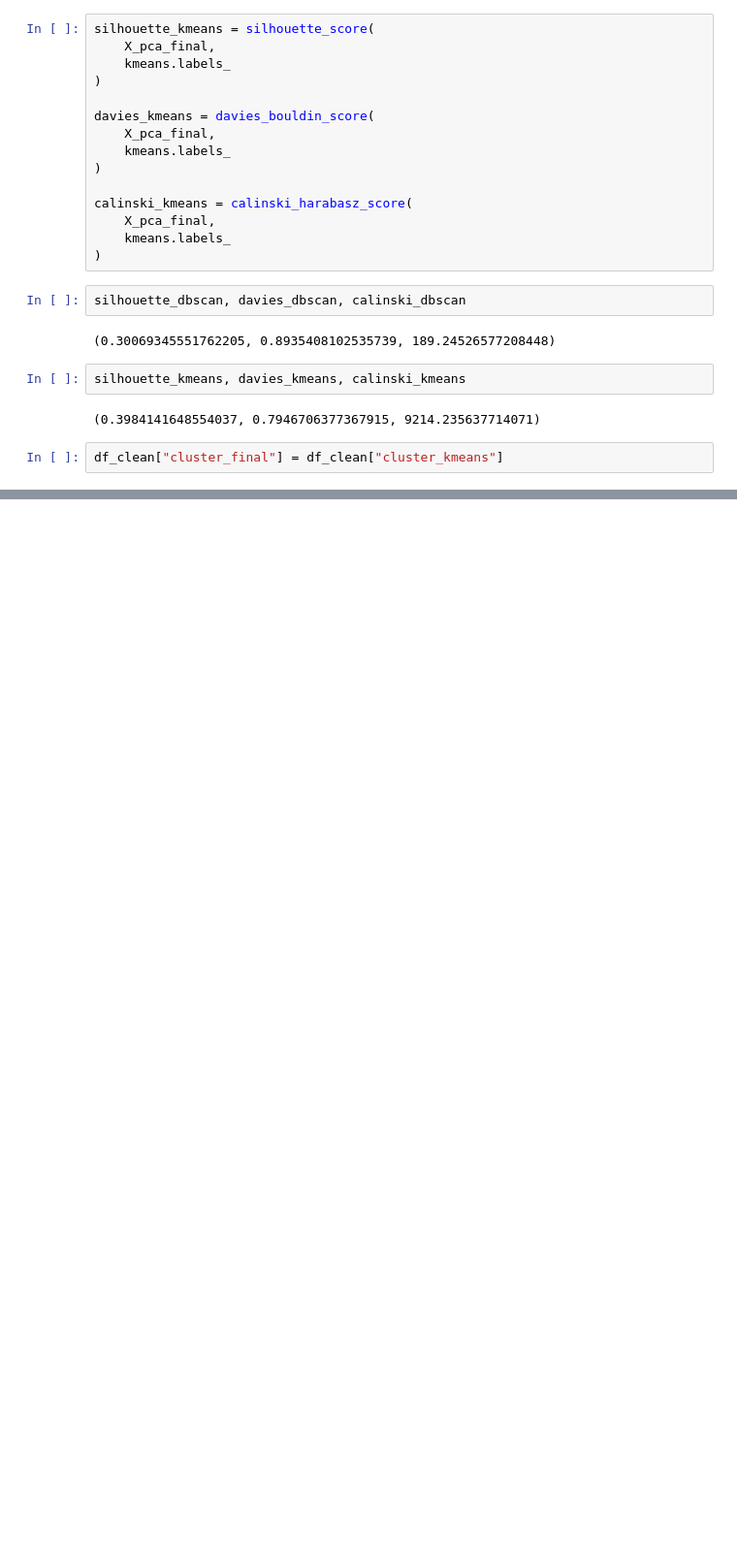
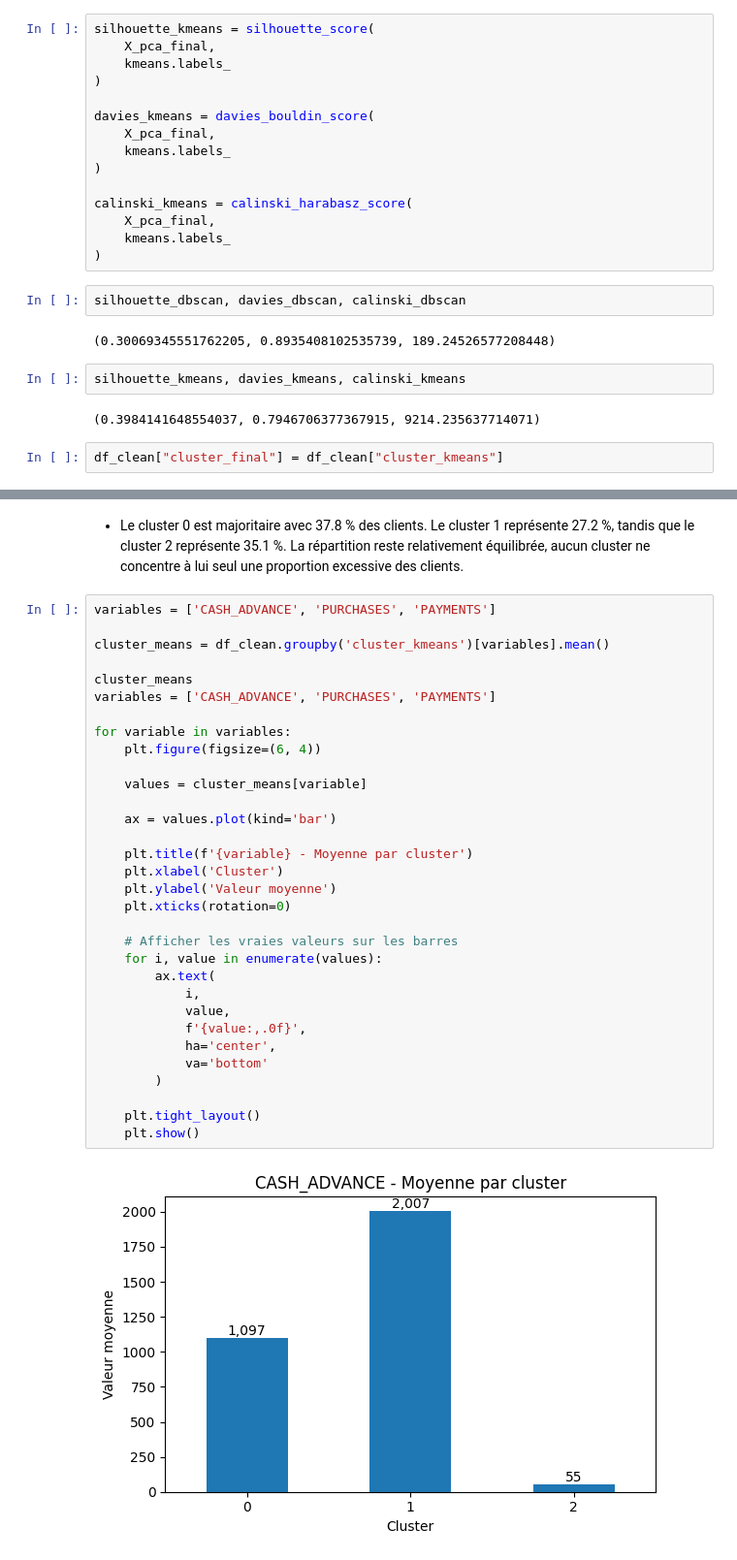
Before and after one commit to NohailaAitHammad/CardProfiler, a Jupyter notebook: notebooks/eda.ipynb, the cells around one changed output, grey strips where cells are left out. Shown at 97% size. Cells and saved outputs as stored; diff of their text form; blank space fills up the shorter version.

```diff
--- a/notebooks/eda.ipynb
+++ b/notebooks/eda.ipynb
@@ -863,0 +989,36 @@ df_clean["cluster_final"] = df_clean["cluster_kmeans"]
+# %% [markdown]
+- Le cluster 0 est majoritaire avec 37.8 % des clients. Le cluster 1 représente 27.2 %, tandis que le cluster 2 représente 35.1 %. La répartition reste relativement équilibrée, aucun cluster ne concentre à lui seul une proportion excessive des clients.
+# %%
+variables = ['CASH_ADVANCE', 'PURCHASES', 'PAYMENTS']
+
+cluster_means = df_clean.groupby('cluster_kmeans')[variables].mean()
+
+cluster_means
+variables = ['CASH_ADVANCE', 'PURCHASES', 'PAYMENTS']
+
+for variable in variables:
+    plt.figure(figsize=(6, 4))
+
+    values = cluster_means[variable]
+
+    ax = values.plot(kind='bar')
+
+    plt.title(f'{variable} - Moyenne par cluster')
+    plt.xlabel('Cluster')
+    plt.ylabel('Valeur moyenne')
+    plt.xticks(rotation=0)
+
+    # Afficher les vraies valeurs sur les barres
+    for i, value in enumerate(values):
+        ax.text(
+            i,
+            value,
+            f'{value:,.0f}',
+            ha='center',
+            va='bottom'
+        )
+
+    plt.tight_layout()
+    plt.show()
+# %% [output]
+[figure, added]
```
Also changed, not shown: parts of 23 cells of this notebook.
